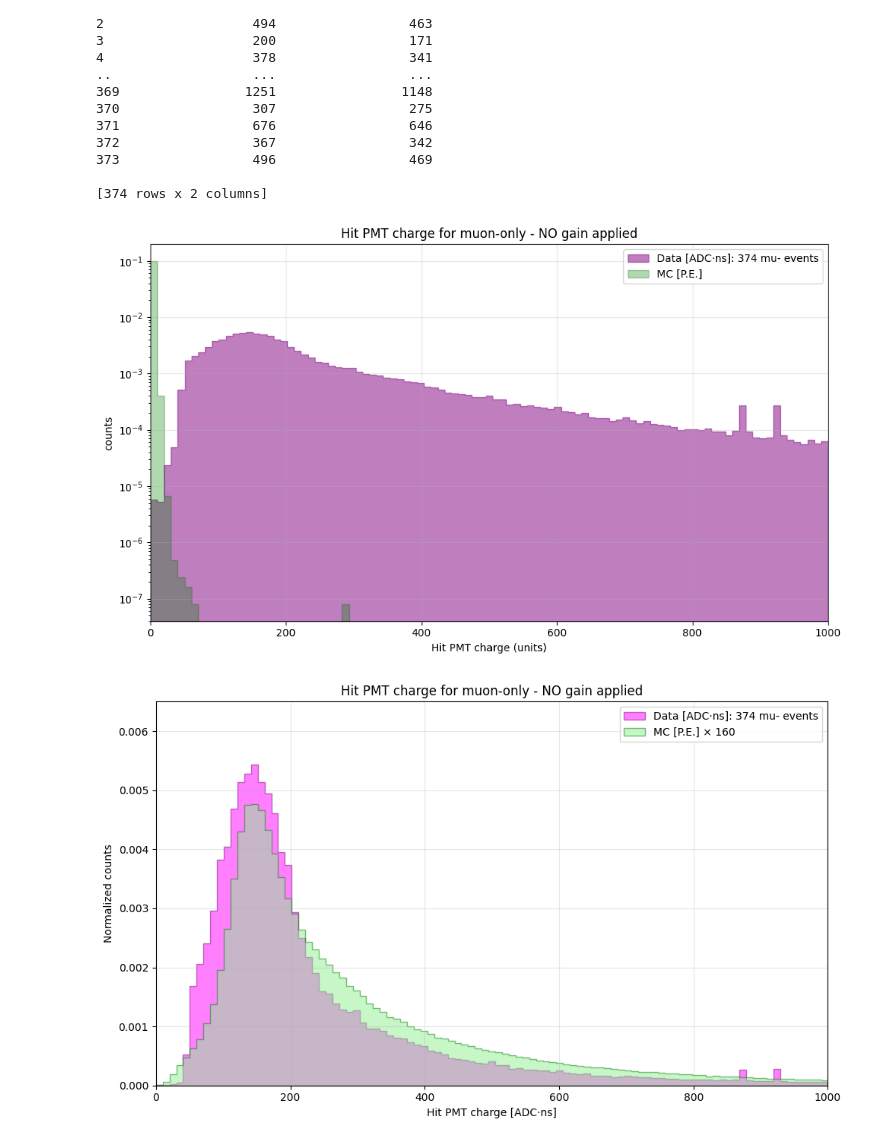
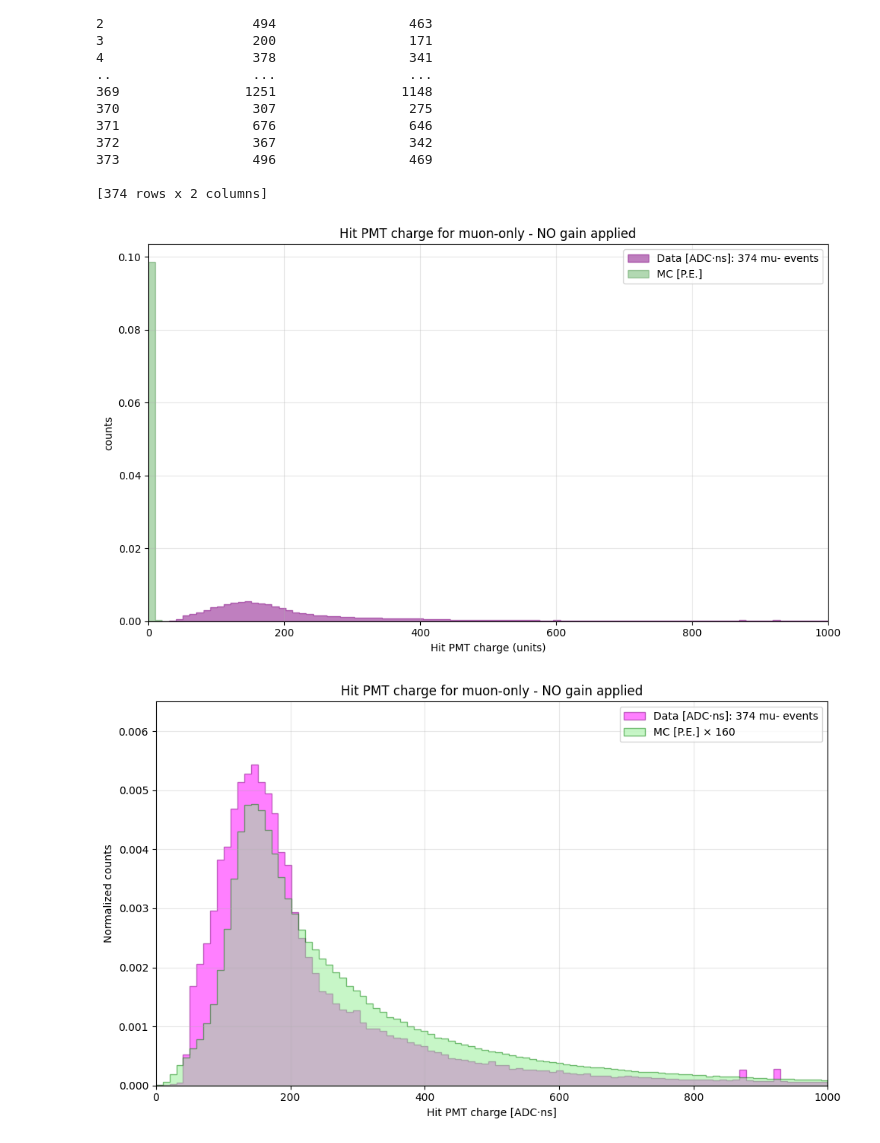
Before and after one commit to elenaramos44/WCTE_MC-Data_Validation_with_GAIN_Calibration, a Jupyter notebook: new_MCvsData.ipynb, the cells around one changed output. Cells and saved outputs as stored; diff of their text form; code cells hidden in the pictures.

```diff
--- a/new_MCvsData.ipynb
+++ b/new_MCvsData.ipynb
@@ -228,35 +228,35 @@ print(df_waves)
 data_charges = ak.flatten(data["hit_pmt_charges"])
 mc_charges   = ak.flatten(mc["hit_pmt_charges"])
 
 min_range_charge = 0
 max_range_charge = 1000
 
 data_charges = data_charges[(data_charges >= min_range_charge) & (data_charges <= max_range_charge)]
 mc_charges   = mc_charges[(mc_charges >= min_range_charge) & (mc_charges <= max_range_charge)]
 
 bins = np.linspace(min_range_charge, max_range_charge, 100)
 
 plt.figure(figsize=(10, 6))
 
 # --- Histograms with edgecolor ---
 plt.hist(data_charges, bins=bins, alpha=0.5, color='purple',
          label=f'Data [ADC·ns]: {len(data)} mu- events',
          histtype='stepfilled', density=True, edgecolor='purple')
 plt.hist(mc_charges, bins=bins, alpha=0.3, color='green',
          label='MC [P.E.]',
          histtype='stepfilled', density=True, edgecolor='darkgreen')
 
-plt.yscale('log')
+#plt.yscale('log')
 plt.xlabel('Hit PMT charge (units)')
 plt.ylabel('counts')
 plt.title('Hit PMT charge for muon-only - NO gain applied')
 plt.legend()
 plt.grid(True, alpha=0.3)
 plt.tight_layout()
 plt.xlim(min_range_charge, max_range_charge)
 plt.show()
 # %% [output]
-[figure, old version]
+[figure, new version]
 # %%
 #flatten charges
 data_charges = ak.to_numpy(ak.flatten(data["hit_pmt_charges"]))
```
Also changed, not shown: parts of 12 cells of this notebook, 2 other files.
